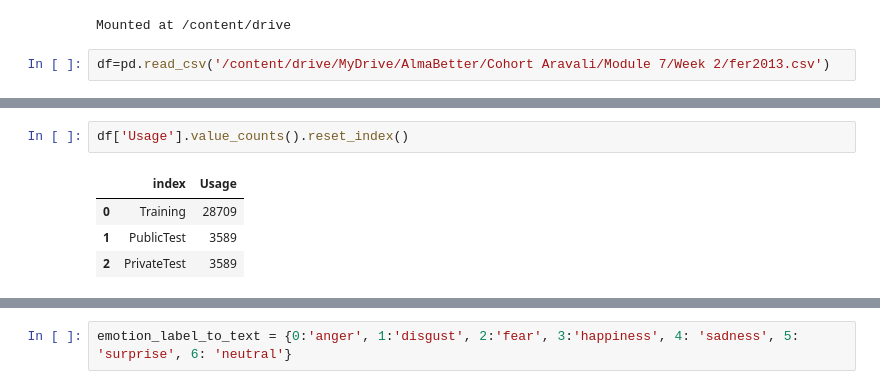
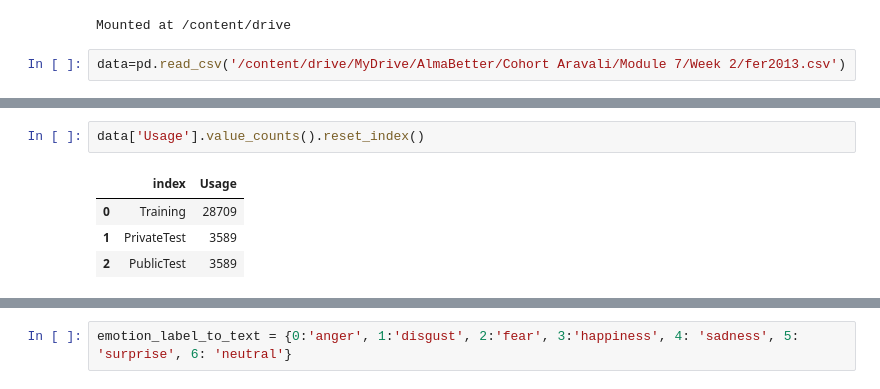
Before and after one commit to hrushikeshsahu19/Face-Emotion-Detection-, a Jupyter notebook: face_emotion_detection_.ipynb, the cells around one changed output, grey strips where cells are left out. Saved outputs shown, nothing was run; the diff lists cells and outputs as text.

```diff
--- a/face_emotion_detection_.ipynb
+++ b/face_emotion_detection_.ipynb
@@ -11,5 +23,5 @@ drive.mount('/content/drive')
 # %% [output]
 Mounted at /content/drive
 # %%
-df=pd.read_csv('/content/drive/MyDrive/AlmaBetter/Cohort Aravali/Module 7/Week 2/fer2013.csv')
+data=pd.read_csv('/content/drive/MyDrive/AlmaBetter/Cohort Aravali/Module 7/Week 2/fer2013.csv')
 # %%
@@ -71,11 +83,11 @@ df['emotion'].value_counts().reset_index()
 | 5 | 5 | 4002 |
 | 6 | 1 | 547 |
 # %%
-df['Usage'].value_counts().reset_index()
+data['Usage'].value_counts().reset_index()
 # %% [output]
 |  | index | Usage |
 | 0 | Training | 28709 |
-| 1 | PublicTest | 3589 |
-| 2 | PrivateTest | 3589 |
+| 1 | PrivateTest | 3589 |
+| 2 | PublicTest | 3589 |
 # %%
 plt.figure(figsize=(10,7))
```
Also changed, not shown: parts of 36 cells of this notebook.
